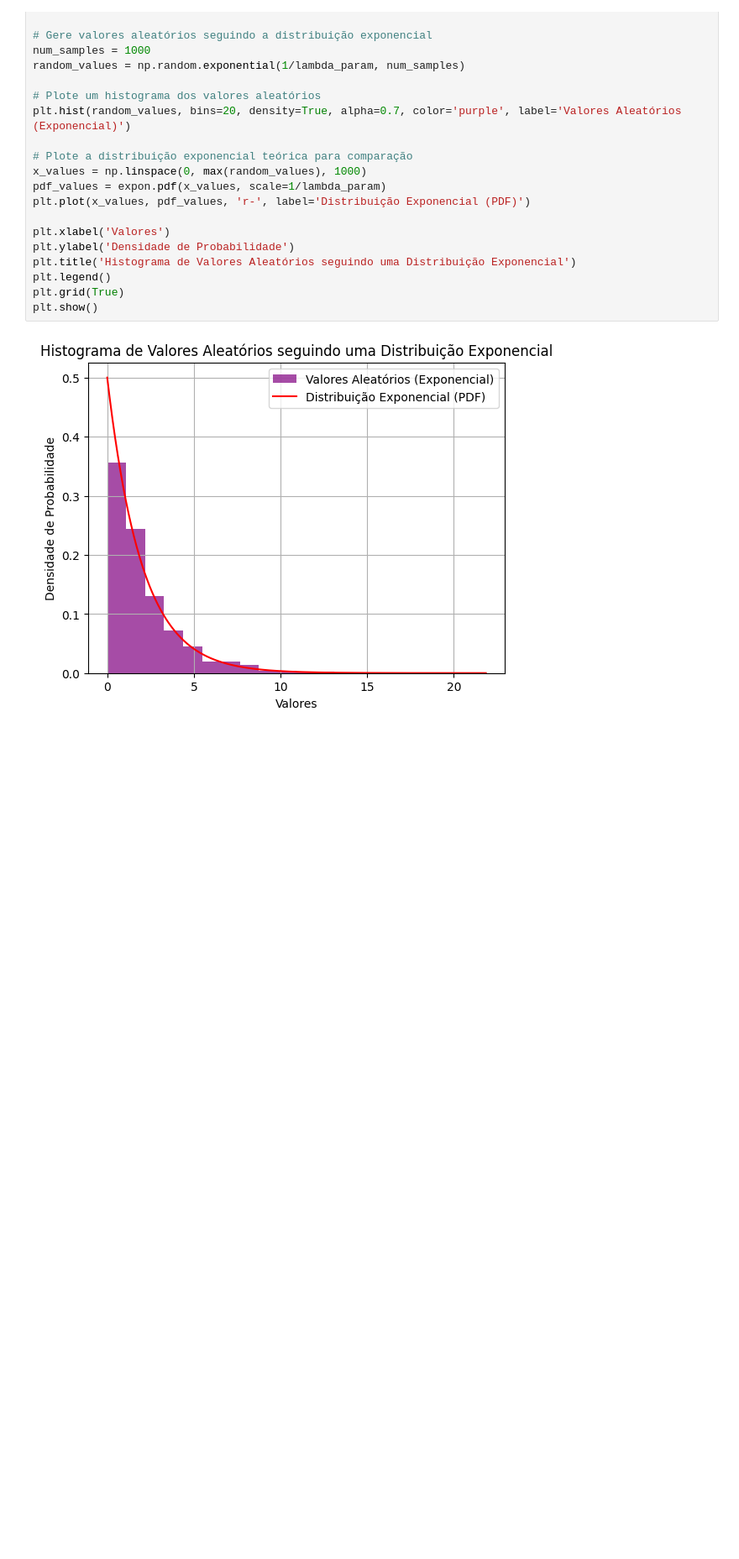
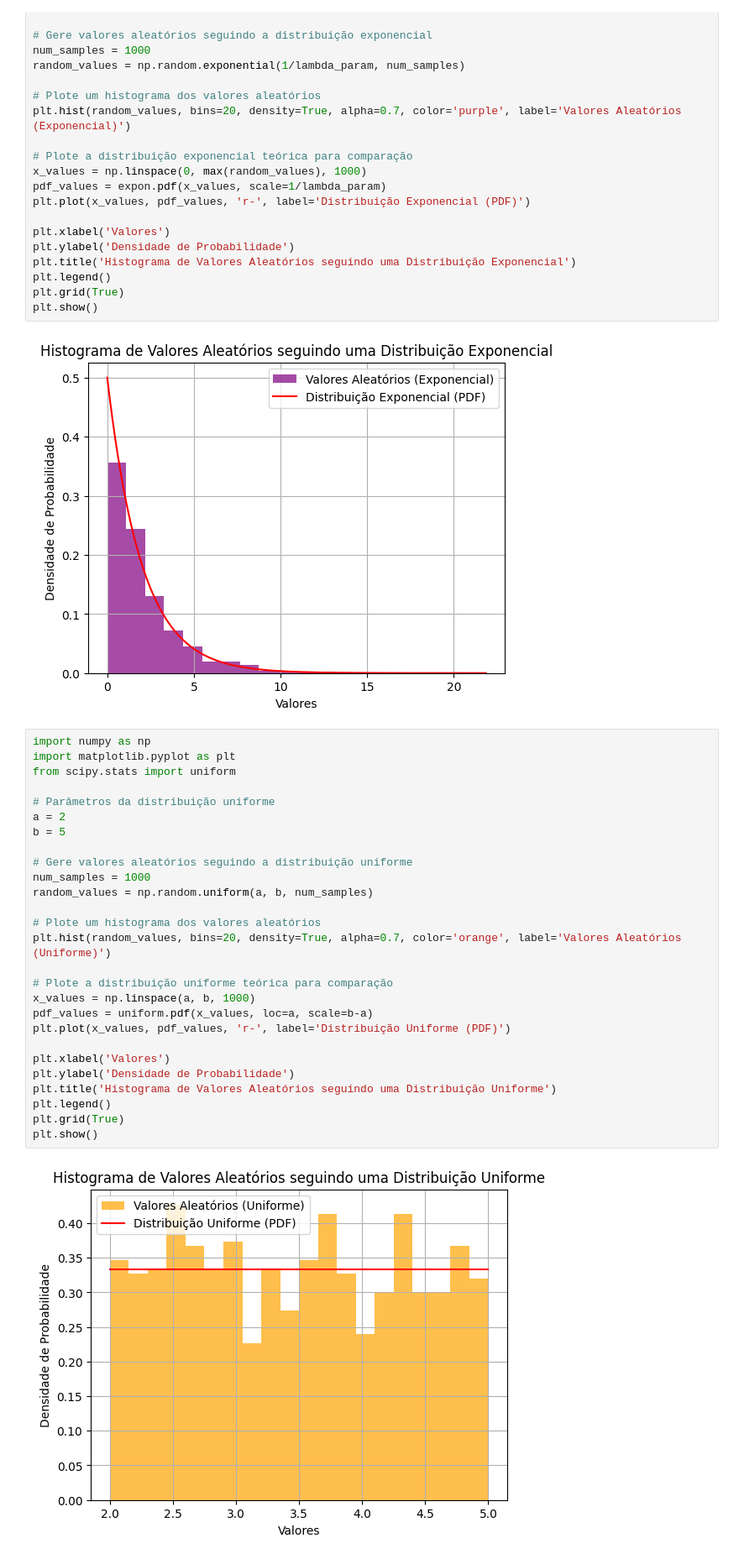
Before and after one commit to msouto/20232_Estatistica_para_Engenharia, a Jupyter notebook: Ex_3_Distribuicao_normal_com_Python.ipynb, the cells around one changed output. Shown at 84% size. Drawn from its saved outputs; the diff is of its cells as text; blank space fills up the shorter version.

```diff
--- a/Ex_3_Distribuicao_normal_com_Python.ipynb
+++ b/Ex_3_Distribuicao_normal_com_Python.ipynb
@@ -175,3 +175,32 @@ plt.grid(True)
 plt.show()
 # %% [output]
 [figure]
+# %%
+import numpy as np
+import matplotlib.pyplot as plt
+from scipy.stats import uniform
+
+# Parâmetros da distribuição uniforme
+a = 2
+b = 5
+
+# Gere valores aleatórios seguindo a distribuição uniforme
+num_samples = 1000
+random_values = np.random.uniform(a, b, num_samples)
+
+# Plote um histograma dos valores aleatórios
+plt.hist(random_values, bins=20, density=True, alpha=0.7, color='orange', label='Valores Aleatórios (Uniforme)')
+
+# Plote a distribuição uniforme teórica para comparação
+x_values = np.linspace(a, b, 1000)
+pdf_values = uniform.pdf(x_values, loc=a, scale=b-a)
+plt.plot(x_values, pdf_values, 'r-', label='Distribuição Uniforme (PDF)')
+
+plt.xlabel('Valores')
+plt.ylabel('Densidade de Probabilidade')
+plt.title('Histograma de Valores Aleatórios seguindo uma Distribuição Uniforme')
+plt.legend()
+plt.grid(True)
+plt.show()
+# %% [output]
+[figure, added]
```
Also changed, not shown: parts of 13 cells of this notebook.
